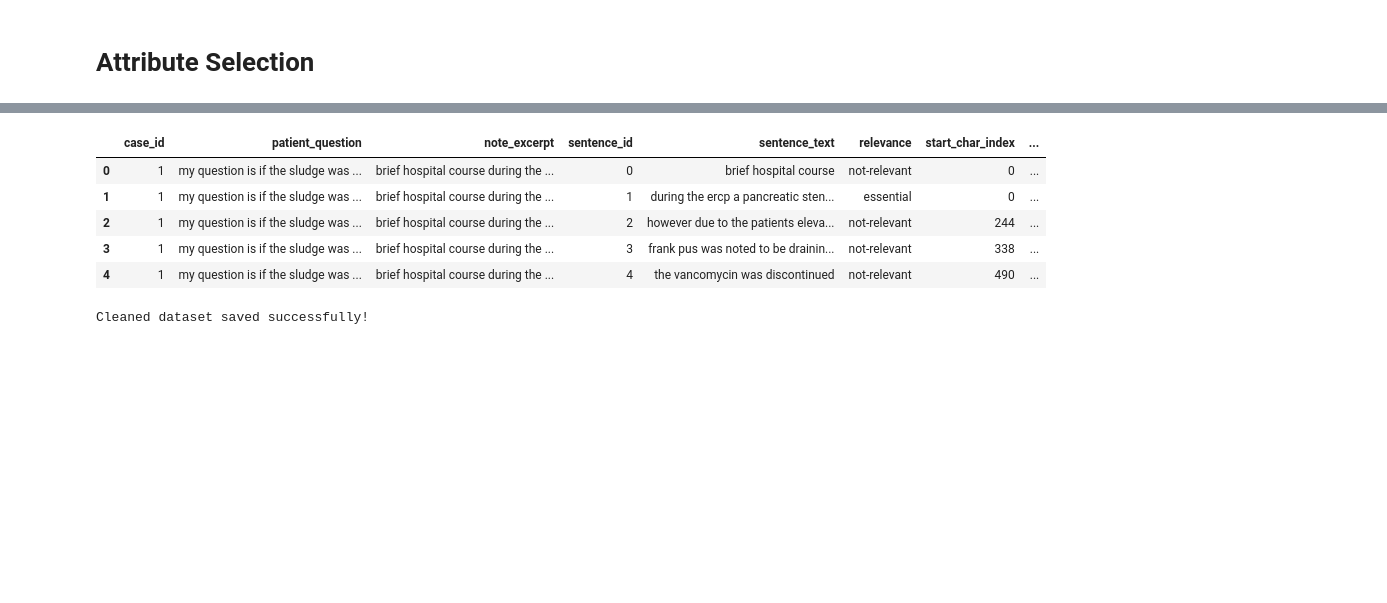
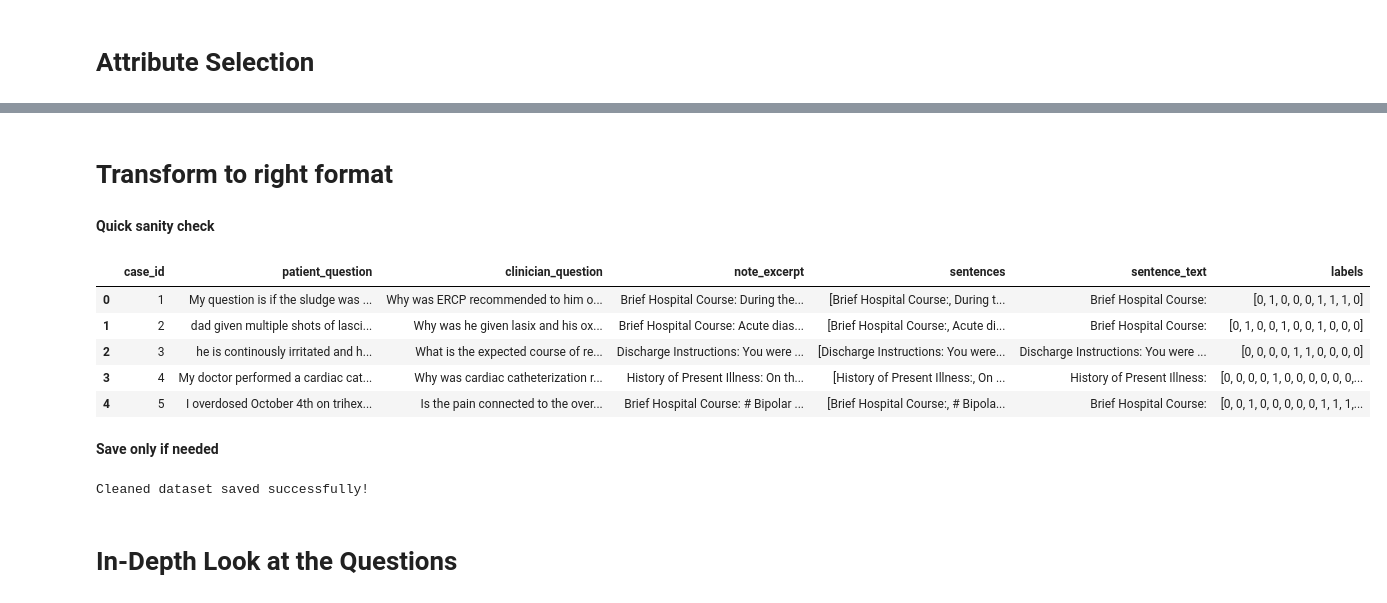
Before and after one commit to KRLabsOrg/verbatim-rag, a Jupyter notebook: exploration/ACL/preprocess.ipynb, the cells around one changed output, grey strips where cells are left out. Drawn from its saved outputs; the diff is of its cells as text; code cells hidden in the pictures; blank space fills up the shorter version.

```diff
--- a/exploration/ACL/preprocess.ipynb
+++ b/exploration/ACL/preprocess.ipynb
@@ -285,6 +258,6 @@ Save the processed data (using csv instead of pickle for now since dataset is fa
 # %% [markdown]
 # Attribute Selection
 # %%
-relevant_columns = ["case_id", "patient_question", "note_excerpt", "sentence_id", "sentence_text", "relevance", "start_char_index", "length"]
+relevant_columns = ["case_id", "patient_question", "clinician_question", "note_excerpt", "sentence_id", "sentence_text", "relevance", "start_char_index", "length"]
 # %%
-data = cleaned_data[relevant_columns]
+cleaned_data = cleaned_data[relevant_columns]
@@ -291,10 +280,36 @@ data = cleaned_data[relevant_columns]
+# %% [markdown]
+# Transform to right format
+# %%
+# Group by case_id and build sentence list + label list
+def aggregate_case(group):
+    sentences = group["sentence_text"].tolist()
+    labels = [1 if rel in ["essential", "relevant"] else 0 for rel in group["relevance"]]
+    return pd.Series({
+        "patient_question": group["patient_question"].iloc[0],
+        "clinician_question": group["clinician_question"].iloc[0],
+        "note_excerpt": group["note_excerpt"].iloc[0],
+        "sentences": sentences,
+        "sentence_text": group["sentence_text"].iloc[0],
+        "labels": labels
+    })
+# %%
+data_agg = (
+    cleaned_data[["case_id", "patient_question", "clinician_question", "note_excerpt", "sentence_text", "relevance"]]
+    .groupby("case_id")
+    .apply(aggregate_case)
+    .reset_index()
+)
+# %% [markdown]
+**Quick sanity check**
 # %%
-data.head()
+data_agg.head()
 # %% [output]
-|  | case_id | patient_question | note_excerpt | sentence_id | sentence_text | relevance | start_char_index | ... |
-| 0 | 1 | my question is if the sludge was ... | brief hospital course during the ... | 0 | brief hospital course | not-relevant | 0 | ... |
-| 1 | 1 | my question is if the sludge was ... | brief hospital course during the ... | 1 | during the ercp a pancreatic sten... | essential | 0 | ... |
-| 2 | 1 | my question is if the sludge was ... | brief hospital course during the ... | 2 | however due to the patients eleva... | not-relevant | 244 | ... |
-| 3 | 1 | my question is if the sludge was ... | brief hospital course during the ... | 3 | frank pus was noted to be drainin... | not-relevant | 338 | ... |
-| 4 | 1 | my question is if the sludge was ... | brief hospital course during the ... | 4 | the vancomycin was discontinued | not-relevant | 490 | ... |
+|  | case_id | patient_question | clinician_question | note_excerpt | sentences | sentence_text | labels |
+| 0 | 1 | My question is if the sludge was ... | Why was ERCP recommended to him o... | Brief Hospital Course: During the... | [Brief Hospital Course:, During t... | Brief Hospital Course: | [0, 1, 0, 0, 0, 1, 1, 1, 0] |
+| 1 | 2 | dad given multiple shots of lasci... | Why was he given lasix and his ox... | Brief Hospital Course: Acute dias... | [Brief Hospital Course:, Acute di... | Brief Hospital Course: | [0, 1, 0, 0, 1, 0, 0, 1, 0, 0, 0] |
+| 2 | 3 | he is continously irritated and h... | What is the expected course of re... | Discharge Instructions: You were ... | [Discharge Instructions: You were... | Discharge Instructions: You were ... | [0, 0, 0, 0, 1, 1, 0, 0, 0, 0] |
+| 3 | 4 | My doctor performed a cardiac cat... | Why was cardiac catheterization r... | History of Present Illness: On th... | [History of Present Illness:, On ... | History of Present Illness: | [0, 0, 0, 0, 1, 0, 0, 0, 0, 0, 0,... |
+| 4 | 5 | I overdosed October 4th on trihex... | Is the pain connected to the over... | Brief Hospital Course: # Bipolar ... | [Brief Hospital Course:, # Bipola... | Brief Hospital Course: | [0, 0, 1, 0, 0, 0, 0, 0, 1, 1, 1,... |
+# %% [markdown]
+**Save only if needed**
 # %%
@@ -303,2 +320,4 @@ print("Cleaned dataset saved successfully!")
 # %% [output]
 Cleaned dataset saved successfully!
+# %% [markdown]
+# In-Depth Look at the Questions
```
Also changed, not shown: parts of 21 cells of this notebook, 15 other files.
